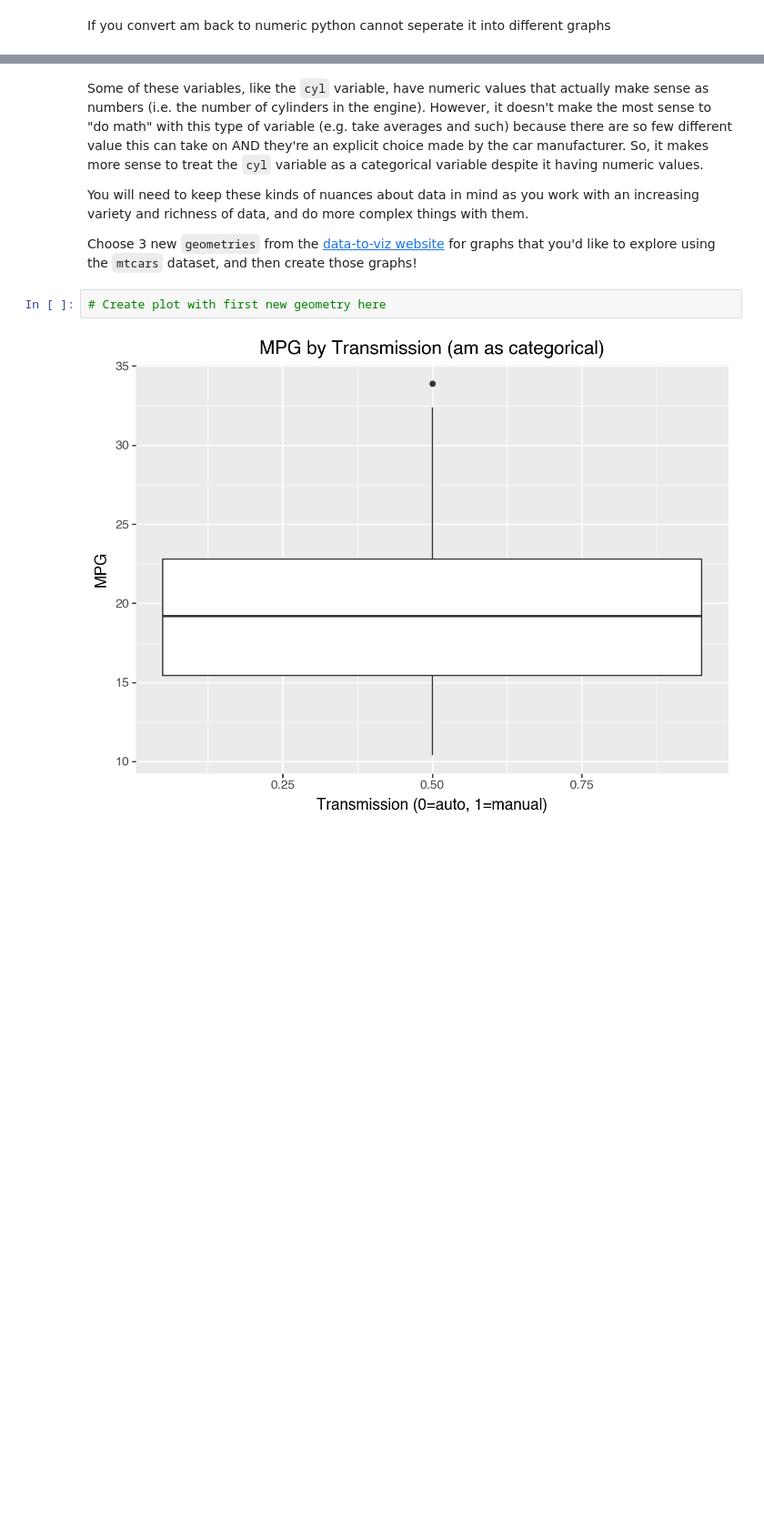
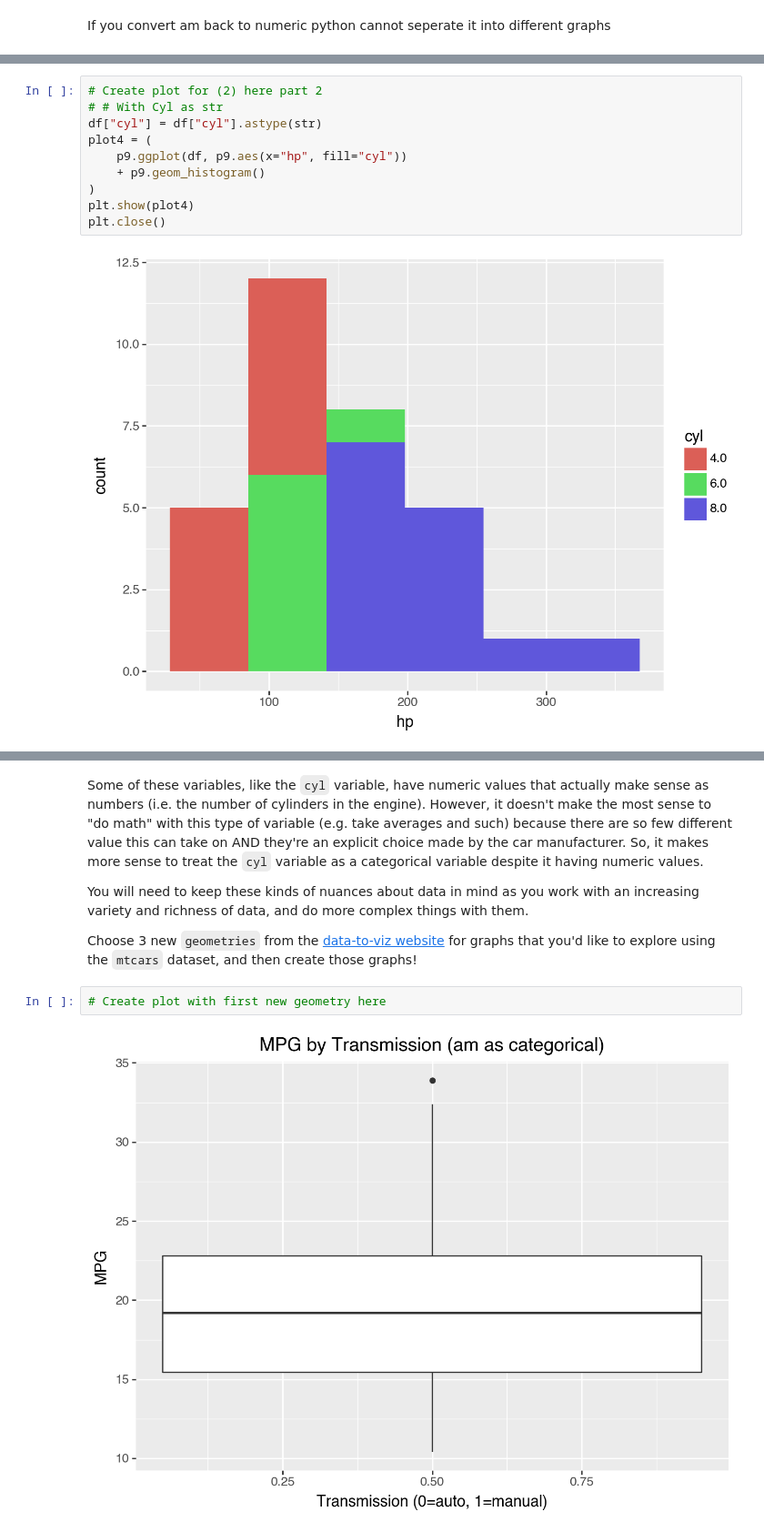
Before and after one commit to PharaohPooh/GSB_544, a Jupyter notebook: Week_1/Practice_Activity_1.3_Data_Visualization_with_mtcars/Introduction_to_Data_Viz_Using_mtcars_Dataset.ipynb, the cells around one changed output, grey strips where cells are left out. Shown at 91% size. Drawn from its saved outputs; the diff is of its cells as text; blank space fills up the shorter version.

```diff
--- a/Week_1/Practice_Activity_1.3_Data_Visualization_with_mtcars/Introduction_to_Data_Viz_Using_mtcars_Dataset.ipynb
+++ b/Week_1/Practice_Activity_1.3_Data_Visualization_with_mtcars/Introduction_to_Data_Viz_Using_mtcars_Dataset.ipynb
@@ -152,0 +136,12 @@ print(plot3)
+# %%
+# Create plot for (2) here part 2
+# # With Cyl as str
+df["cyl"] = df["cyl"].astype(str)
+plot4 = (
+    p9.ggplot(df, p9.aes(x="hp", fill="cyl"))
+    + p9.geom_histogram()
+)
+plt.show(plot4)
+plt.close()
+# %% [output]
+[figure, added]
```
Also changed, not shown: parts of 12 cells of this notebook, 6 other files.
